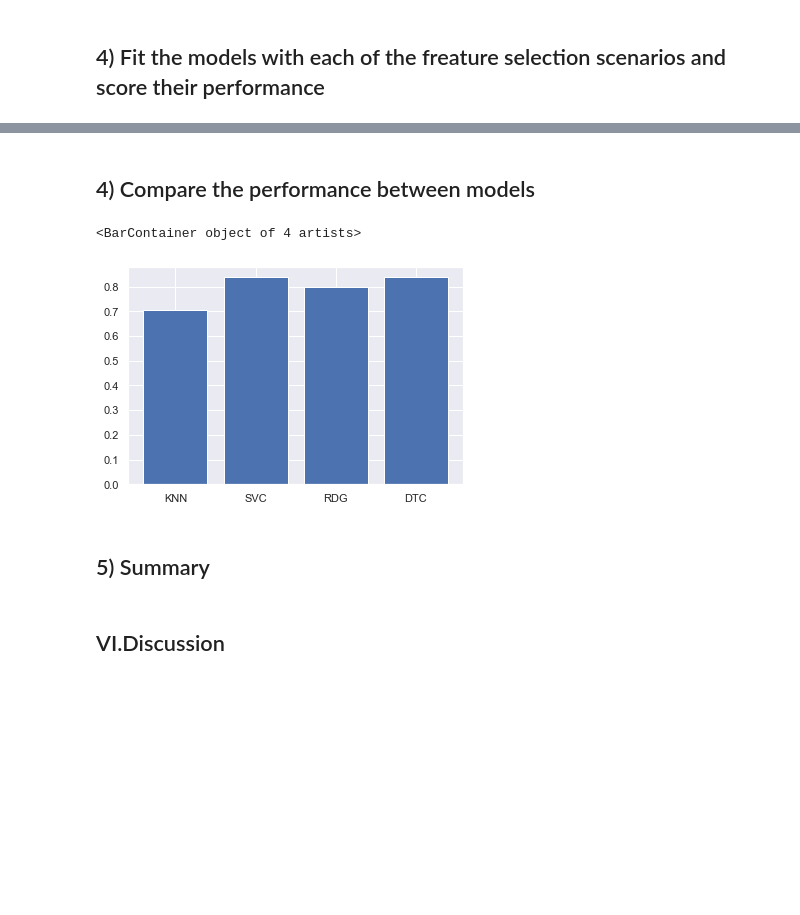
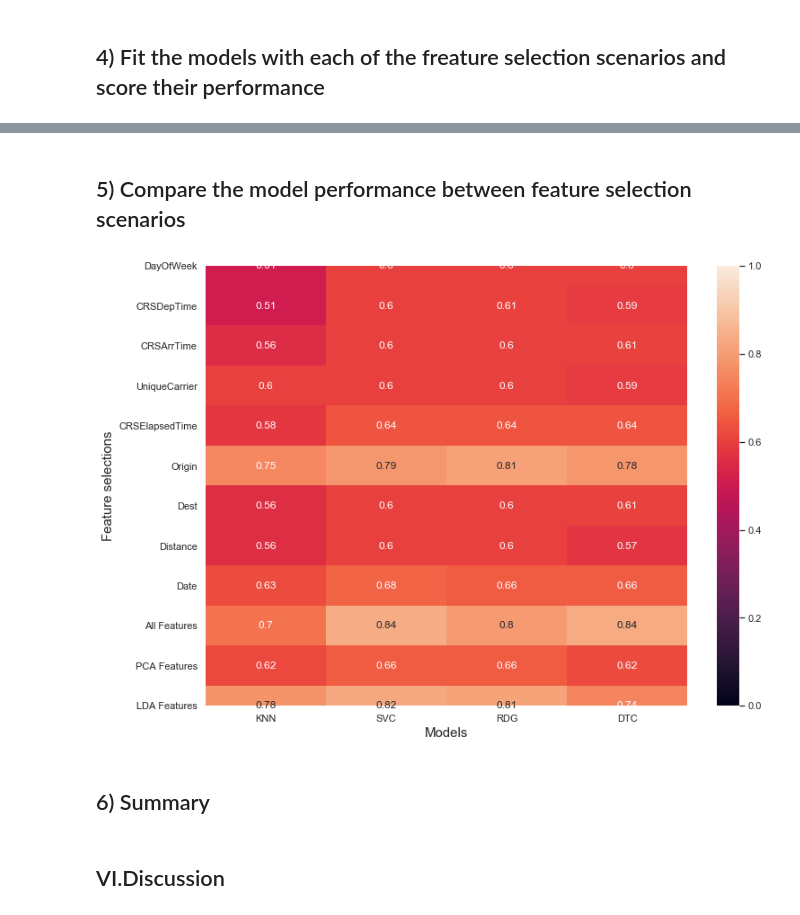
Before and after one commit to Wolfking2015/Final-Project-For-AML, a Jupyter notebook: final-project.ipynb, the cells around one changed output, grey strips where cells are left out. Drawn from its saved outputs; the diff is of its cells as text; code cells hidden in the pictures; blank space fills up the shorter version.

Commit message:
Finish the feature selection module

```diff
--- a/final-project.ipynb
+++ b/final-project.ipynb
@@ -925,0 +925,14 @@ dtc_score=dtc_model.score(X_test, y_test)
+# %%
+knn_model = knn.fit(X_train_PCA, y_train_PCA)
+SVC_model=svc.fit(X_train_PCA, y_train_PCA)
+Rdg_model=rdg.fit(X_train_PCA, y_train_PCA)
+dtc_model=dtc.fit(X_train_PCA, y_train_PCA)
+
+knn_score=knn_model.score(X_test_PCA, y_test_PCA)
+svc_score=SVC_model.score(X_test_PCA, y_test_PCA)
+rdg_score=Rdg_model.score(X_test_PCA, y_test_PCA)
+dtc_score=dtc_model.score(X_test_PCA, y_test_PCA)
+result_knn.append(knn_score)
+result_svc.append(svc_score)
+result_rdg.append(rdg_score)
+result_dtc.append(dtc_score)
@@ -926,12 +941,35 @@ dtc_score=dtc_model.score(X_test, y_test)
+# %%
+knn_model = knn.fit(X_train_LDA, y_train_LDA)
+SVC_model=svc.fit(X_train_LDA, y_train_LDA)
+Rdg_model=rdg.fit(X_train_LDA, y_train_LDA)
+dtc_model=dtc.fit(X_train_LDA, y_train_LDA)
+
+knn_score=knn_model.score(X_test_LDA, y_test_LDA)
+svc_score=SVC_model.score(X_test_LDA, y_test_LDA)
+rdg_score=Rdg_model.score(X_test_LDA, y_test_LDA)
+dtc_score=dtc_model.score(X_test_LDA, y_test_LDA)
+result_knn.append(knn_score)
+result_svc.append(svc_score)
+result_rdg.append(rdg_score)
+result_dtc.append(dtc_score)
 # %% [markdown]
-## 4) Compare the performance between models
+## 5) Compare the model performance between feature selection scenarios
-# %%
-plt.bar(['KNN','SVC','RDG','DTC'],[knn_score,SVC_score,Rdg_score,dtc_score])
-# %% [output]
-<BarContainer object of 4 artists>
-[figure, removed]
+# %%
+columns=flight_features.columns
+columns_final=columns.append(pd.Index(['All Features','PCA Features','LDA Features']))
+# %%
+#{'knn','svc','rdg','dtc'}
+dataForPlot=pd.DataFrame([result_knn,result_svc,result_rdg,result_dtc],columns=columns_final)
+# %%
+plt.subplots(figsize=(12, 9))
+xticklabels =['KNN','SVC','RDG','DTC']
+ax=sns.heatmap(dataForPlot.T,vmin=0, vmax=1,annot=True,xticklabels=xticklabels)
+plt.xlabel('Models',FontSize=15);
+plt.ylabel('Feature selections',FontSize=15);
+# %% [output]
+[figure, added]
 # %% [markdown]
-## 5) Summary
+## 6) Summary
 # %% [markdown]
 ## VI.Discussion
 # %%
```
Also changed, not shown: parts of 17 cells of this notebook.
